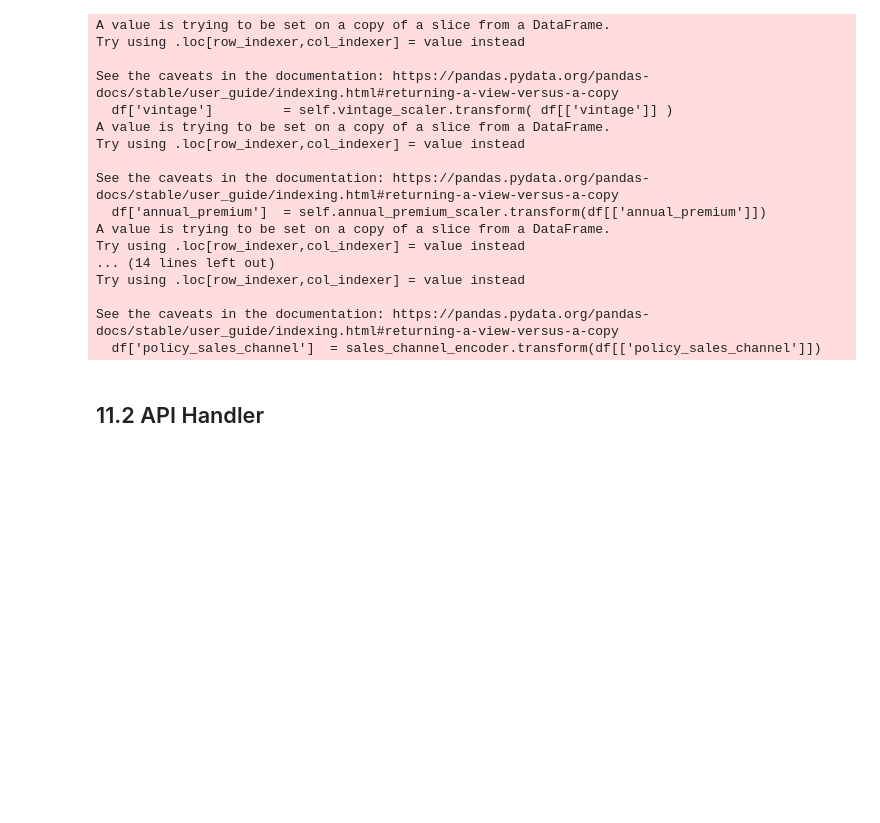
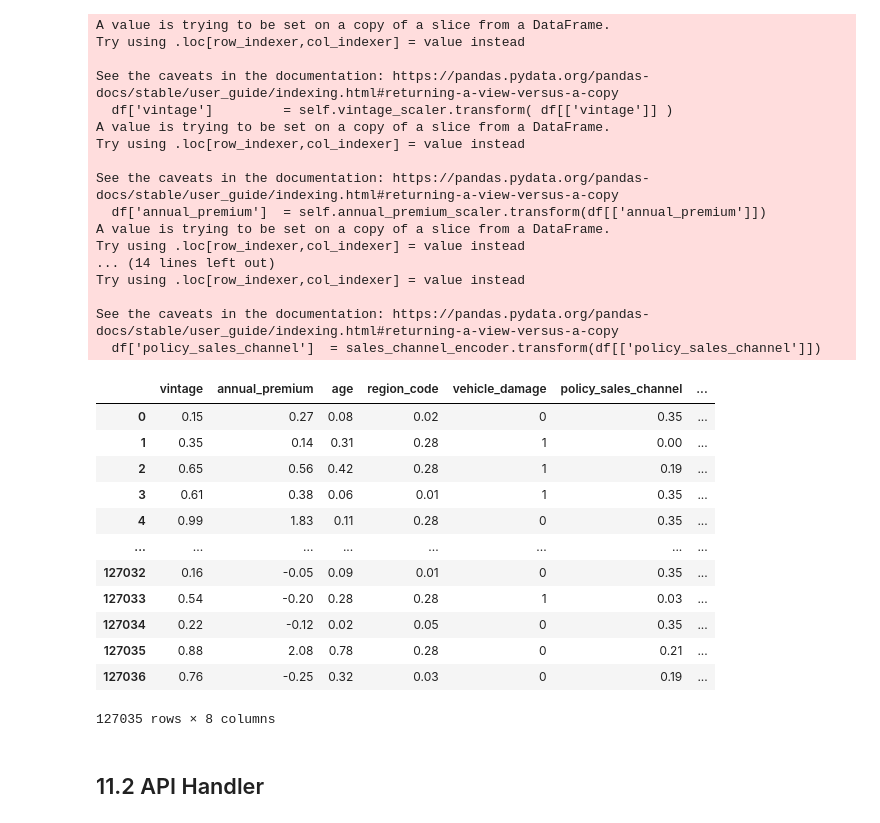
Before and after one commit to rafael-asousa/Cross-Sell-Prediction, a Jupyter notebook: notebook/cross-sell-predictions.ipynb, the cells around one changed output. Cells and saved outputs as stored; diff of their text form; code cells hidden in the pictures; blank space fills up the shorter version.

```diff
--- a/notebook/cross-sell-predictions.ipynb
+++ b/notebook/cross-sell-predictions.ipynb
@@ -875 +874,19 @@ final_result
+# %%
+#dump the scalers
+annual_premium_scaler = RobustScaler().fit( df_final_model[['annual_premium']] )
+pickle.dump(annual_premium_scaler,open('annual_premium_scaler.pkl', 'wb'))
+
+vintage_scaler = MinMaxScaler().fit( df_final_model[['vintage']] )
+pickle.dump(vintage_scaler,open('vintage_scaler.pkl', 'wb'))
+
+age_scaler = MinMaxScaler().fit( df_final_model[['age']] )
+pickle.dump(age_scaler,open('age_scaler.pkl', 'wb'))
+
+region_code_encoder = freq_encoder()
+region_code_encoder.fit(  df_final_model[['region_code']] )
+pickle.dump(region_code_encoder,open('region_code_encoder.pkl', 'wb'))
+
+sales_channel_encoder = freq_encoder()
+sales_channel_encoder.fit(  df_final_model[['policy_sales_channel']] )
+pickle.dump(sales_channel_encoder,open('sales_channel_encoder.pkl', 'wb'))
 # %%
@@ -1013,7 +1013,7 @@ class ClientRanker():
     def _rescale_score(self, df):
         max_score = df['score'].max()
         min_score = df['score'].min()
-        df['score']   = df[['score']].apply(lambda x: (x['score'] - min_score)*100/ (max_score - min_score), axis=1)
+        df['score']   = df[['score']].apply(lambda x: np.exp(5*x['score']), axis=1)
 
         return df
 
@@ -1050,6 +1050,22 @@ Try using .loc[row_indexer,col_indexer] = value instead
 
 See the caveats in the documentation: https://pandas.pydata.org/pandas-docs/stable/user_guide/indexing.html#returning-a-view-versus-a-copy
   df['policy_sales_channel']  = sales_channel_encoder.transform(df[['policy_sales_channel']])
+# %%
+df_test_class_scored
+# %% [output]
+|  | vintage | annual_premium | age | region_code | vehicle_damage | policy_sales_channel | ... |
+| 0 | 0.15 | 0.27 | 0.08 | 0.02 | 0 | 0.35 | ... |
+| 1 | 0.35 | 0.14 | 0.31 | 0.28 | 1 | 0.00 | ... |
+| 2 | 0.65 | 0.56 | 0.42 | 0.28 | 1 | 0.19 | ... |
+| 3 | 0.61 | 0.38 | 0.06 | 0.01 | 1 | 0.35 | ... |
+| 4 | 0.99 | 1.83 | 0.11 | 0.28 | 0 | 0.35 | ... |
+| ... | ... | ... | ... | ... | ... | ... | ... |
+| 127032 | 0.16 | -0.05 | 0.09 | 0.01 | 0 | 0.35 | ... |
+| 127033 | 0.54 | -0.20 | 0.28 | 0.28 | 1 | 0.03 | ... |
+| 127034 | 0.22 | -0.12 | 0.02 | 0.05 | 0 | 0.35 | ... |
+| 127035 | 0.88 | 2.08 | 0.78 | 0.28 | 0 | 0.21 | ... |
+| 127036 | 0.76 | -0.25 | 0.32 | 0.03 | 0 | 0.19 | ... |
+127035 rows × 8 columns
 # %% [markdown]
 ## 11.2 API Handler
 # %% [markdown]
```
Also changed, not shown: parts of 11 cells of this notebook.
